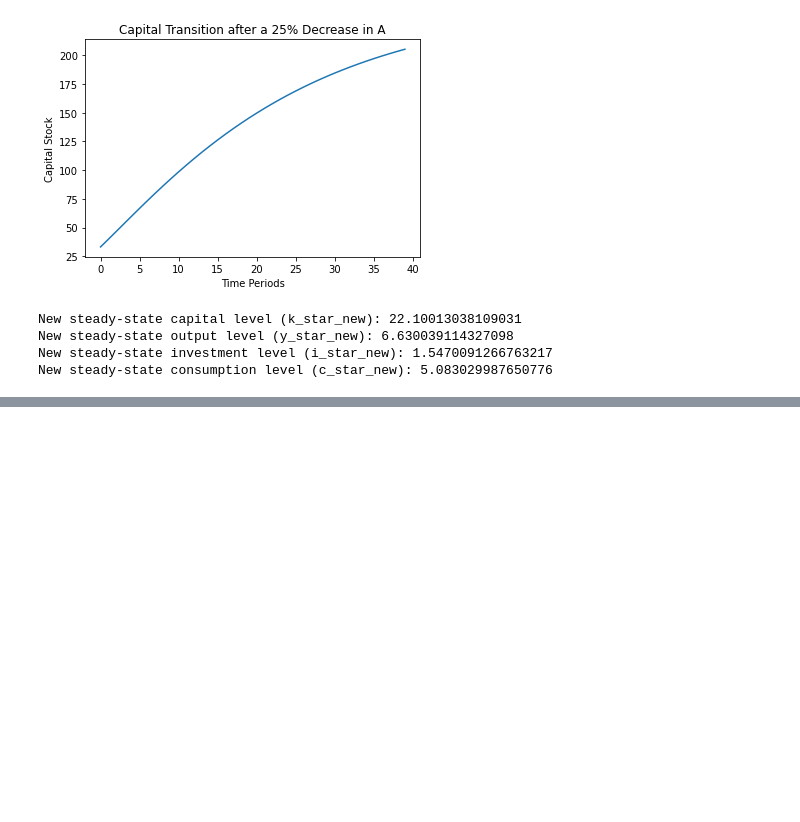
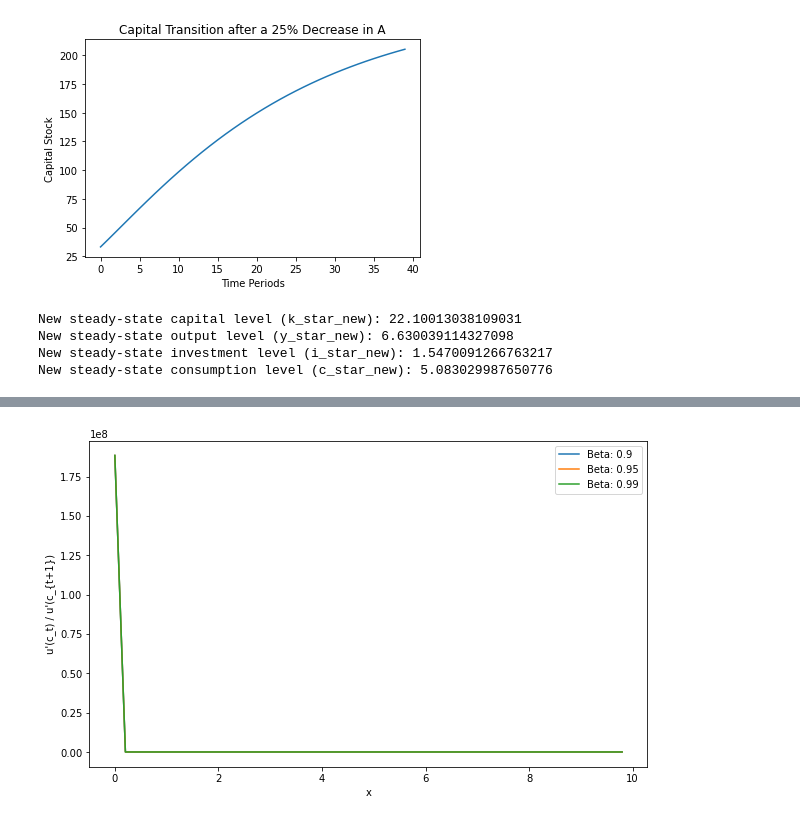
Before and after one commit to ArifShahrin/B162404, a Jupyter notebook: B162404_ ver 1.ipynb, the cells around one changed output, grey strips where cells are left out. Drawn from its saved outputs; the diff is of its cells as text; code cells hidden in the pictures; blank space fills up the shorter version.

```diff
--- a/B162404_ ver 1.ipynb
+++ b/B162404_ ver 1.ipynb
@@ -583,0 +677,53 @@ New steady-state consumption level (c_star_new): 5.083029987650776
+# %%
+import numpy as np
+import matplotlib.pyplot as plt
+
+def value_function_iteration_with_policy(beta):
+    v_old = np.zeros(n_points)
+    v_new = np.zeros(n_points)
+    policy = np.zeros(n_points)
+
+    for iteration in range(max_iter):
+        c_choices = np.array([np.linspace(1e-4, x, 50) for x in x_grid])  # Consumption choices
+        x_next = 1 + x_grid.reshape(-1, 1) - c_choices
+
+        v_next_interp = np.array([np.interp(x_next_row, x_grid, v_old) for x_next_row in x_next])  # Interpolate to find v(x') off the grid
+        v_new = np.max(u(c_choices) + beta * v_next_interp, axis=1)
+
+        error = np.max(np.abs(v_new - v_old))
+        if error < tol:
+            break
+
+        v_old = np.copy(v_new)
+
+    # Calculate policy function
+    c_choices = np.array([np.linspace(1e-4, x, 50) for x in x_grid])
+    x_next = 1 + x_grid.reshape(-1, 1) - c_choices
+    v_next_interp = np.array([np.interp(x_next_row, x_grid, v_old) for x_next_row in x_next])
+    max_idx = np.argmax(u(c_choices) + beta * v_next_interp, axis=1)
+    policy = np.array([c_choices[i, max_idx[i]] for i in range(n_points)])
+
+    return v_new, policy
+
+# Calculate the policy functions
+policies = {}
+for beta in betas:
+    _, policy = value_function_iteration_with_policy(beta)
+    policies[beta] = policy
+
+# Calculate the ratio of marginal utilities and plot the results
+plt.figure(figsize=(10, 6))
+
+for beta, policy in policies.items():
+    c_t = policy[:-1]
+    c_next = policy[1:]
+    marginal_utility_ratio = c_t**(-sigma) / c_next**(-sigma)
+
+    plt.plot(x_grid[:-1], marginal_utility_ratio, label=f'Beta: {beta}')
+
+plt.xlabel('x')
+plt.ylabel("u'(c_t) / u'(c_{t+1})")
+plt.legend()
+plt.show()
+# %% [output]
+[figure, added]
```
Also changed, not shown: parts of 5 cells of this notebook.
